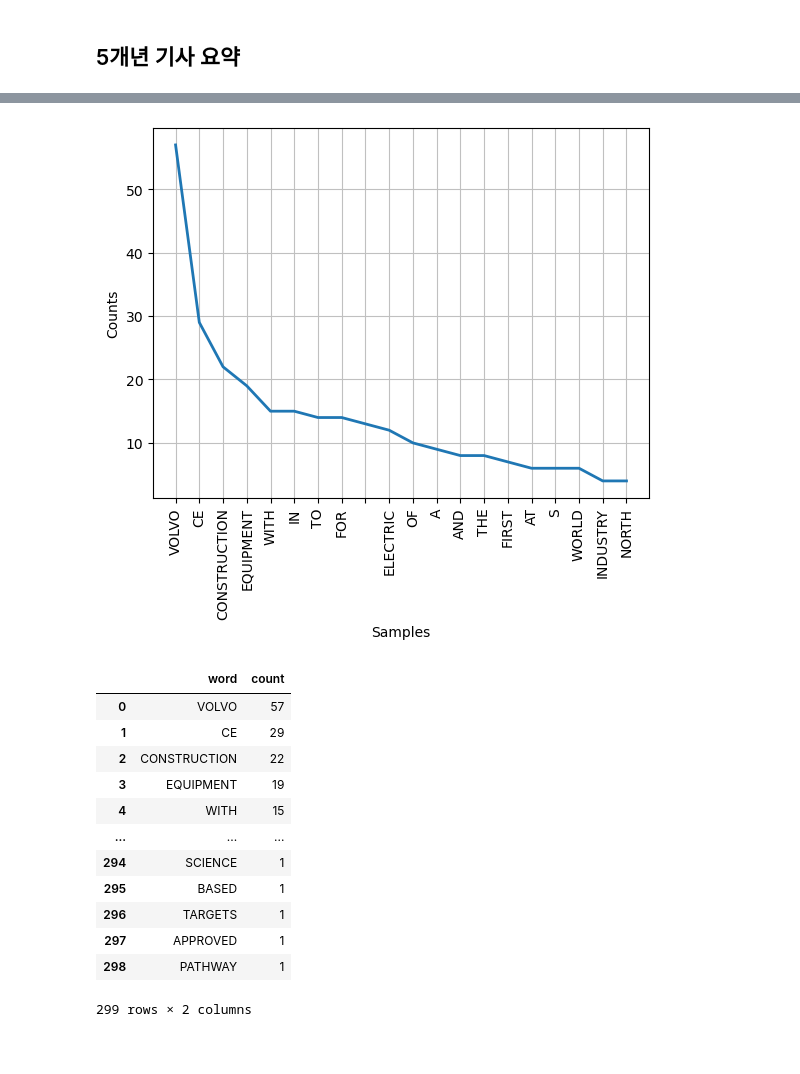
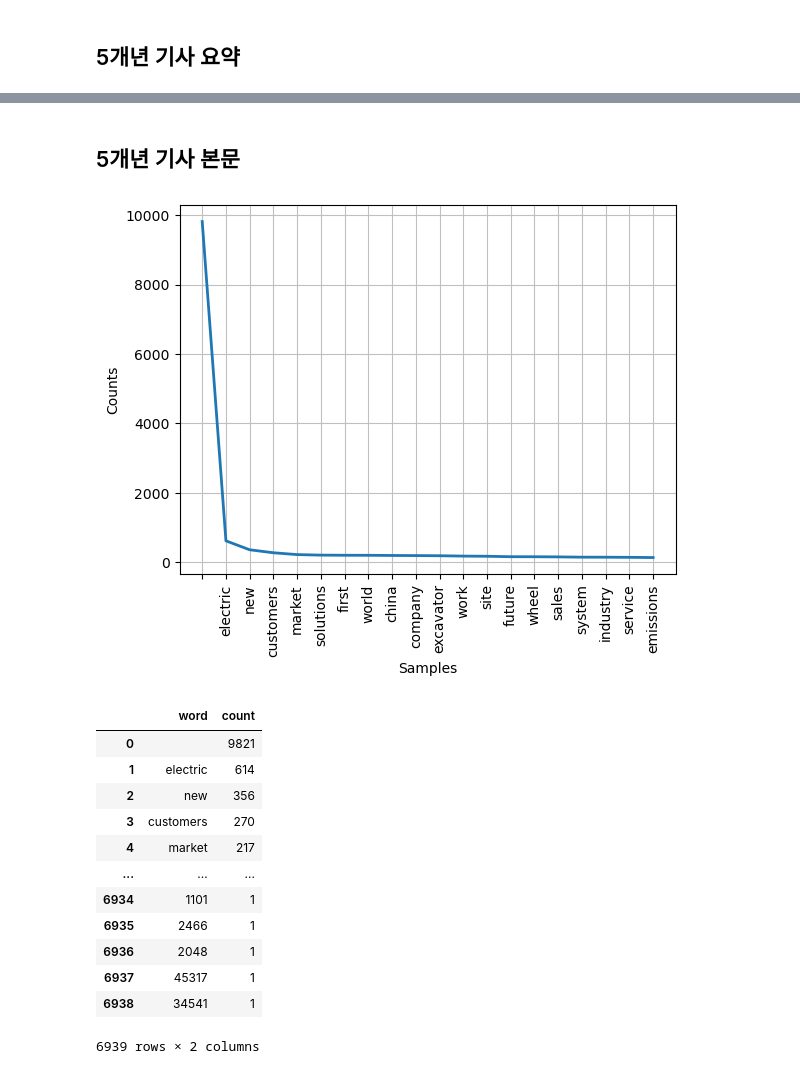
Before and after one commit to CE-MarketSensing/ConstructionEquipment, a Jupyter notebook: EDA/volvo_5year.ipynb, the cells around one changed output, grey strips where cells are left out. Saved outputs shown, nothing was run; the diff lists cells and outputs as text; code cells hidden in the pictures; blank space fills up the shorter version.

Commit message:
[volvo] 5개년 EDA ing

```diff
--- a/EDA/volvo_5year.ipynb
+++ b/EDA/volvo_5year.ipynb
@@ -224,7 +224,7 @@ a_list[:5]
 stopwords = stopwords+a_list
 # %%
 # 불용어 단어 추가
-b = ['volvo', 'ce', 'construction', 'equipment', ' ', 's', 'machine']
+b = ['volvo', 'ce', 'construction', 'equipment', ' ', '', 's', 'machine', 'machines']
 stopwords = stopwords+b
 # %%
 # nltk의 불용어는 모두 소문자 형태이기 때문에, 뉴스 제목에서 토큰화한 것들을 소문자 처리
@@ -383,27 +412,53 @@ nltk.pos_tag(filtered_title)
+# %% [markdown]
+## 5개년 기사 본문
+# %%
+# 데이터프레임 내 '본문' 컬럼을 리스트화
+volvo_content = volvo["본문"].values.tolist()
+
+# 문장을 토큰화(문장을 단어로 끊어냄)
+volvo_content_token = []
+for i in volvo_content:
+    # word_tokenize(i) 시 출력되는 형태 ex) ',' 포함 출력
+    volvo_token = nltk.word_tokenize(i)
+    volvo_content_token.append(volvo_token)
+
+# 각 리스트들을 하나의 리스트로 합침.
+content_token_all = []
+for sublist in volvo_content_token:
+    content_token_all.extend(sublist)
+
+# 불용어처리
+# nltk의 불용어는 모두 소문자 형태이기 때문에, 뉴스 제목에서 토큰화한 것들을 소문자 처리
+content_lower=[]
+for word in content_token_all:
+    content_lower.append(word.lower())
+
+# 정규 표현식 활용, 기호 제거
+filtered_content = [re.sub(r'[^\s\w]', '', word) for word in content_lower if word not in stopwords]
 # %%
-text = Text(filtered_title)
+text = Text(filtered_content)
 
 text.plot(20)
 plt.show()
 # %% [output]
-[figure, old version]
+[figure, new version]
 # %%
-c = Counter(filtered_title)
+c = Counter(filtered_content)
 word_df = pd.DataFrame(c.most_common(), columns=['word', 'count']);
 word_df
 # %% [output]
 |  | word | count |
-| 0 | VOLVO | 57 |
-| 1 | CE | 29 |
-| 2 | CONSTRUCTION | 22 |
-| 3 | EQUIPMENT | 19 |
-| 4 | WITH | 15 |
+| 0 |  | 9821 |
+| 1 | electric | 614 |
+| 2 | new | 356 |
+| 3 | customers | 270 |
+| 4 | market | 217 |
 | ... | ... | ... |
-| 294 | SCIENCE | 1 |
-| 295 | BASED | 1 |
-| 296 | TARGETS | 1 |
-| 297 | APPROVED | 1 |
-| 298 | PATHWAY | 1 |
+| 6934 | 1101 | 1 |
+| 6935 | 2466 | 1 |
+| 6936 | 2048 | 1 |
+| 6937 | 45317 | 1 |
+| 6938 | 34541 | 1 |
-299 rows × 2 columns
+6939 rows × 2 columns
 # %%
 # 리스트에 담긴 단어들을 공백으로 연결하여 문자열로 변환
```
Also changed, not shown: parts of 23 cells of this notebook.
